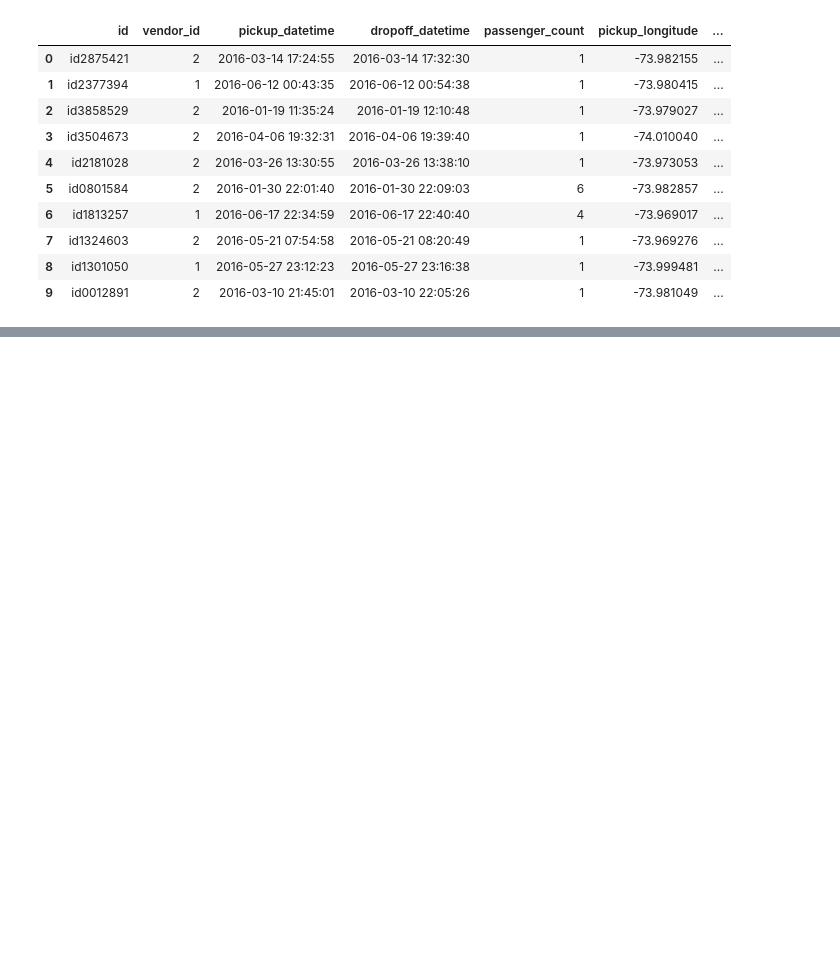
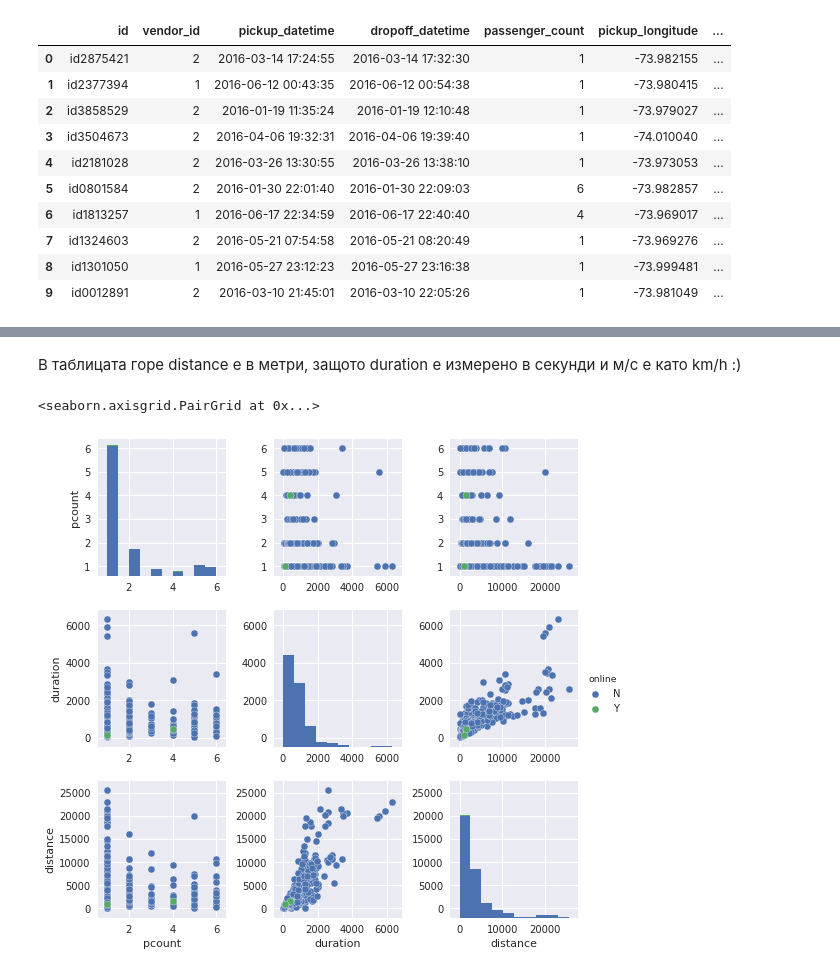
Before and after one commit to radpet/fmi-ml, a Jupyter notebook: nyc-taxi/I don't use Taxi.ipynb, the cells around one changed output, grey strips where cells are left out. Cells and saved outputs as stored; diff of their text form; code cells hidden in the pictures; blank space fills up the shorter version.

```diff
--- a/nyc-taxi/I don't use Taxi.ipynb
+++ b/nyc-taxi/I don't use Taxi.ipynb
@@ -34,3 +25,4 @@ class ItemSelector(BaseEstimator, TransformerMixin):
 # %%
-train = pd.read_csv("train.csv")
+train = pd.read_csv("/home/radoslav/ML/data/nyc-taxi-trip-duration/train.csv")
+train.shape
 # %% [output]
@@ -90,0 +91,4 @@ Name: trip_duration, dtype: int64
+# %%
+data = FeatureTransformer().fit_transform(train)
+data["duration"] = train["trip_duration"]
+data.head(10)
@@ -90,0 +107,12 @@ Name: trip_duration, dtype: int64
+# %% [markdown]
+В таблицата горе distance е в метри, защото duration е измерено в секунди и м/с е като km/h :)
+# %%
+import matplotlib as plt
+import seaborn as sns
+%matplotlib inline
+
+sns.set()
+sns.pairplot(data[ ["pcount", "online", "duration", "distance"] ].sample(n=500, random_state=0), hue="online")
+# %% [output]
+<seaborn.axisgrid.PairGrid at 0x...>
+[figure, added]
```
Also changed, not shown: parts of 15 cells of this notebook.
